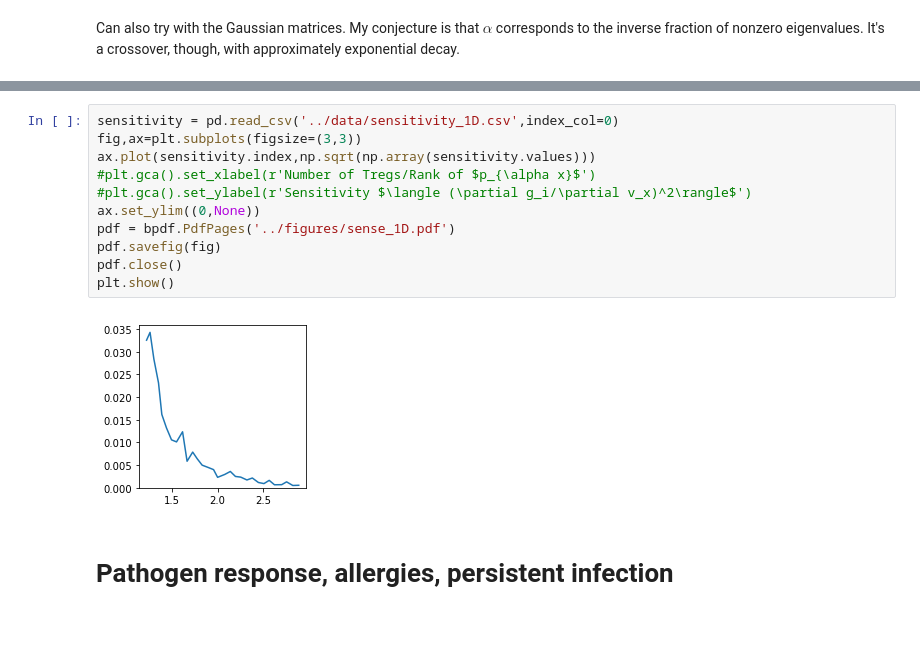
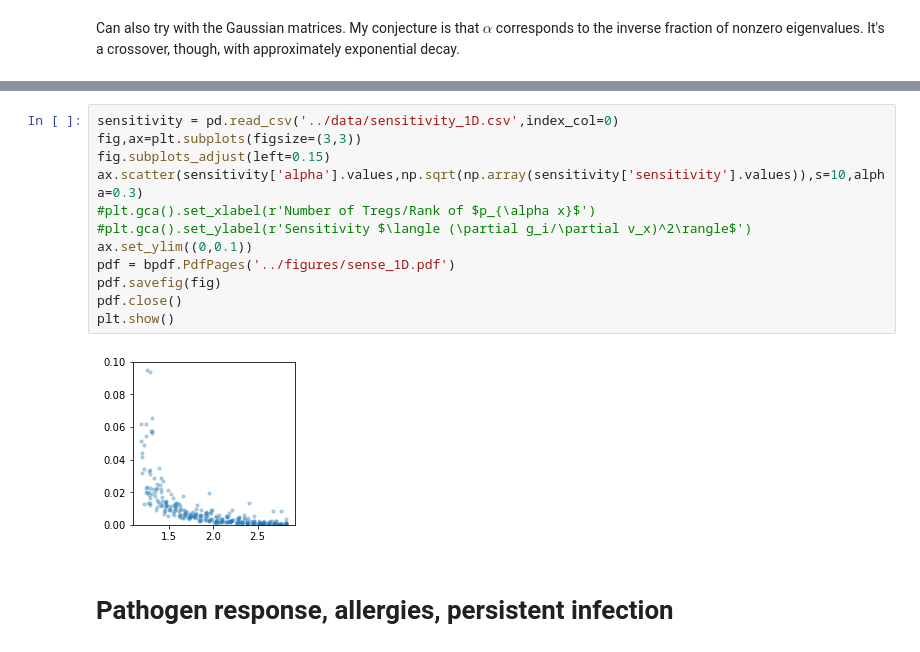
Before and after one commit to Ninjaneer32/immune-svm, a Jupyter notebook: scripts/ImmuneOptimization.ipynb, the cells around one changed output, grey strips where cells are left out. Drawn from its saved outputs; the diff is of its cells as text; blank space fills up the shorter version.

```diff
--- a/scripts/ImmuneOptimization.ipynb
+++ b/scripts/ImmuneOptimization.ipynb
@@ -358,16 +157,17 @@ plt.show()
 # %%
 sensitivity = pd.read_csv('../data/sensitivity_1D.csv',index_col=0)
 fig,ax=plt.subplots(figsize=(3,3))
-ax.plot(sensitivity.index,np.sqrt(np.array(sensitivity.values)))
+fig.subplots_adjust(left=0.15)
+ax.scatter(sensitivity['alpha'].values,np.sqrt(np.array(sensitivity['sensitivity'].values)),s=10,alpha=0.3)
 #plt.gca().set_xlabel(r'Number of Tregs/Rank of $p_{\alpha x}$')
 #plt.gca().set_ylabel(r'Sensitivity $\langle (\partial g_i/\partial v_x)^2\rangle$')
-ax.set_ylim((0,None))
+ax.set_ylim((0,0.1))
 pdf = bpdf.PdfPages('../figures/sense_1D.pdf')
 pdf.savefig(fig)
 pdf.close()
 plt.show()
 # %% [output]
-[figure, old version]
+[figure, new version]
 # %% [markdown]
 # Pathogen response, allergies, persistent infection
 # %%
```
Also changed, not shown: parts of 7 cells of this notebook, 9 other files.
